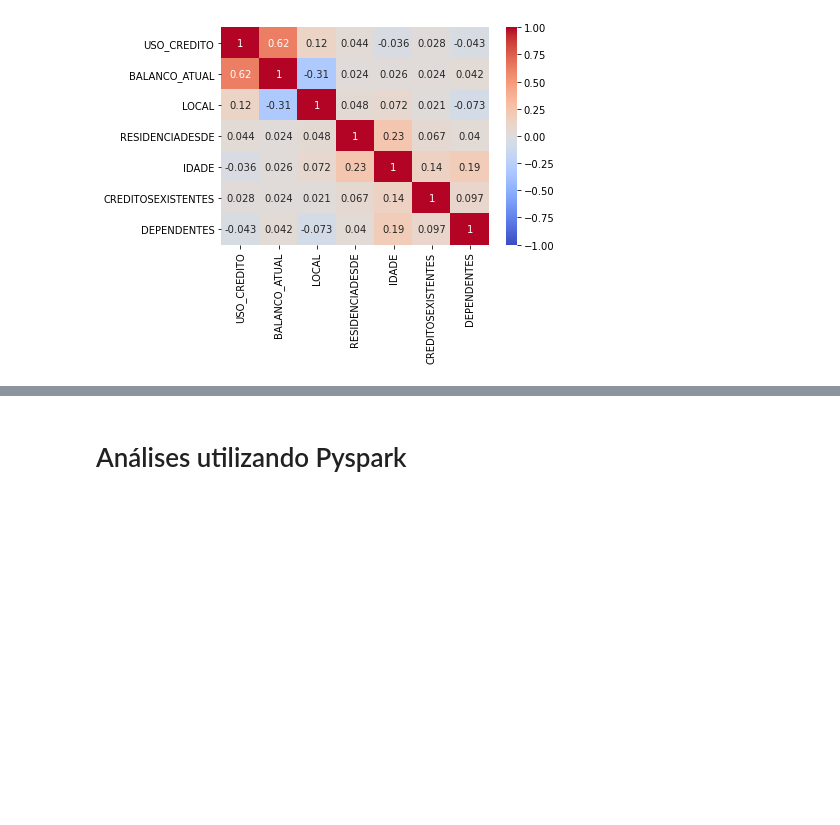
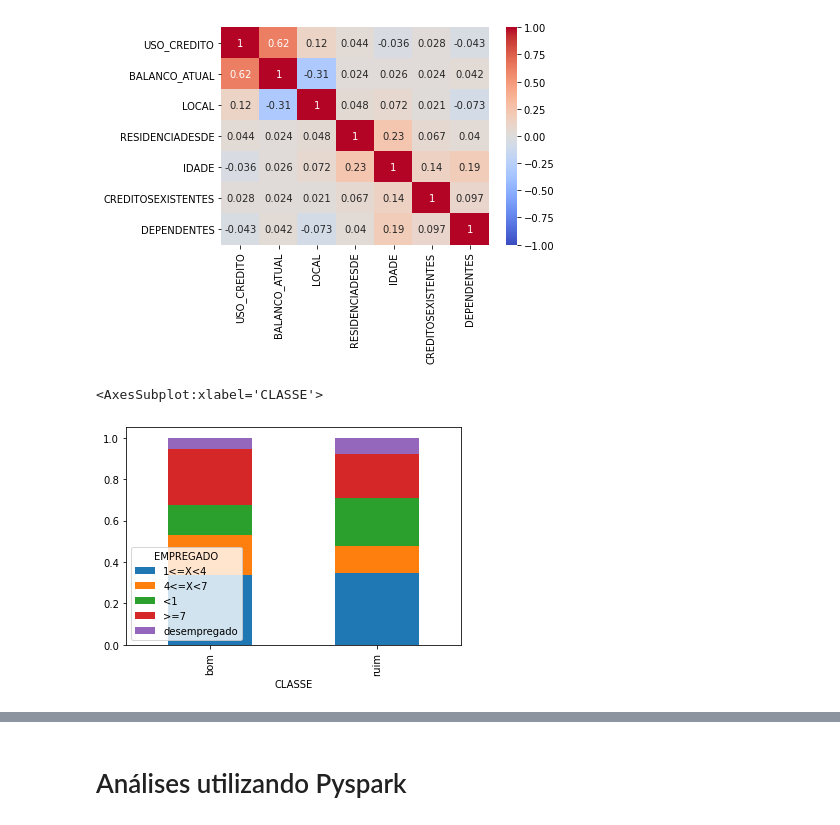
Before and after one commit to lauraalexandria/cursos-python, a Jupyter notebook: analises_iniciais.ipynb, the cells around one changed output, grey strips where cells are left out. Saved outputs shown, nothing was run; the diff lists cells and outputs as text; code cells hidden in the pictures; blank space fills up the shorter version.

```diff
--- a/analises_iniciais.ipynb
+++ b/analises_iniciais.ipynb
@@ -173,8 +174,12 @@ pd.set_option('display.max_columns', 500)
 # %%
 df = pd.read_csv("data/Credit.csv", sep=";", encoding="latin_1")
 df["id"] = range(len(df))
-df.head()
+df["date"] = np.random.choice(["2023-01-01", "2023-02-01", "2023-03-01", "2023-04-01", "2023-05-01", "2023-06-01",
+                               "2023-07-01", "2023-08-01", "2023-09-01", "2023-10-01", "2023-11-01", "2023-12-01"],
+                              size=df.shape[0], replace=True)
 
 chave_id = "id"
 target_num = "IDADE"
 target_cat = "CLASSE"
+target_date = "date"
+df.head()
@@ -255,3 +267,8 @@ sns.heatmap(df.select_dtypes(["float64", "int64"]).corr(method="spearman"),
 # %% [output]
 <AxesSubplot:>
 [figure]
+# %%
+pd.crosstab(index=df[target_cat], columns=df["EMPREGADO"], normalize = "index").plot.bar(stacked=True)
+# %% [output]
+<AxesSubplot:xlabel='CLASSE'>
+[figure, added]
```
Also changed, not shown: parts of 6 cells of this notebook.
